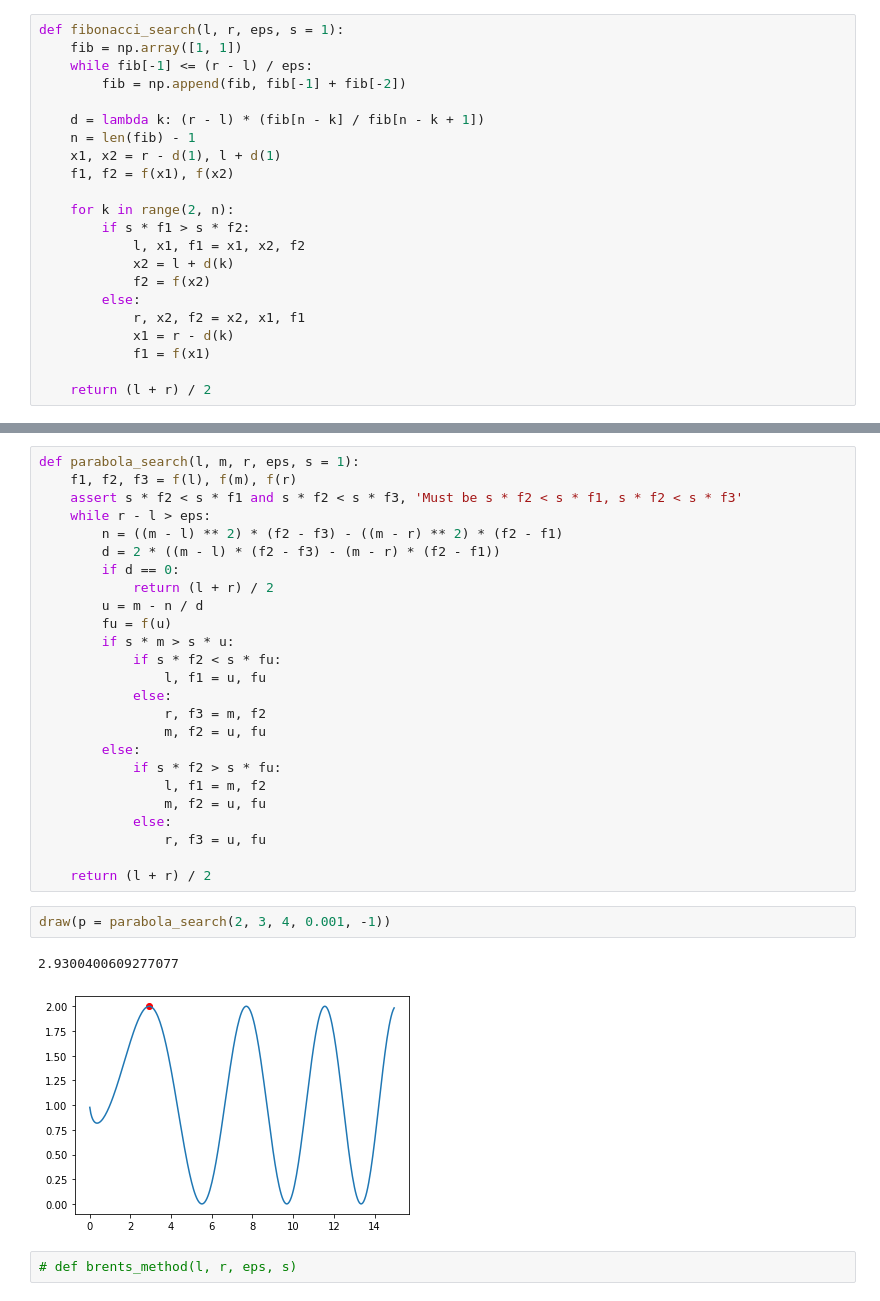
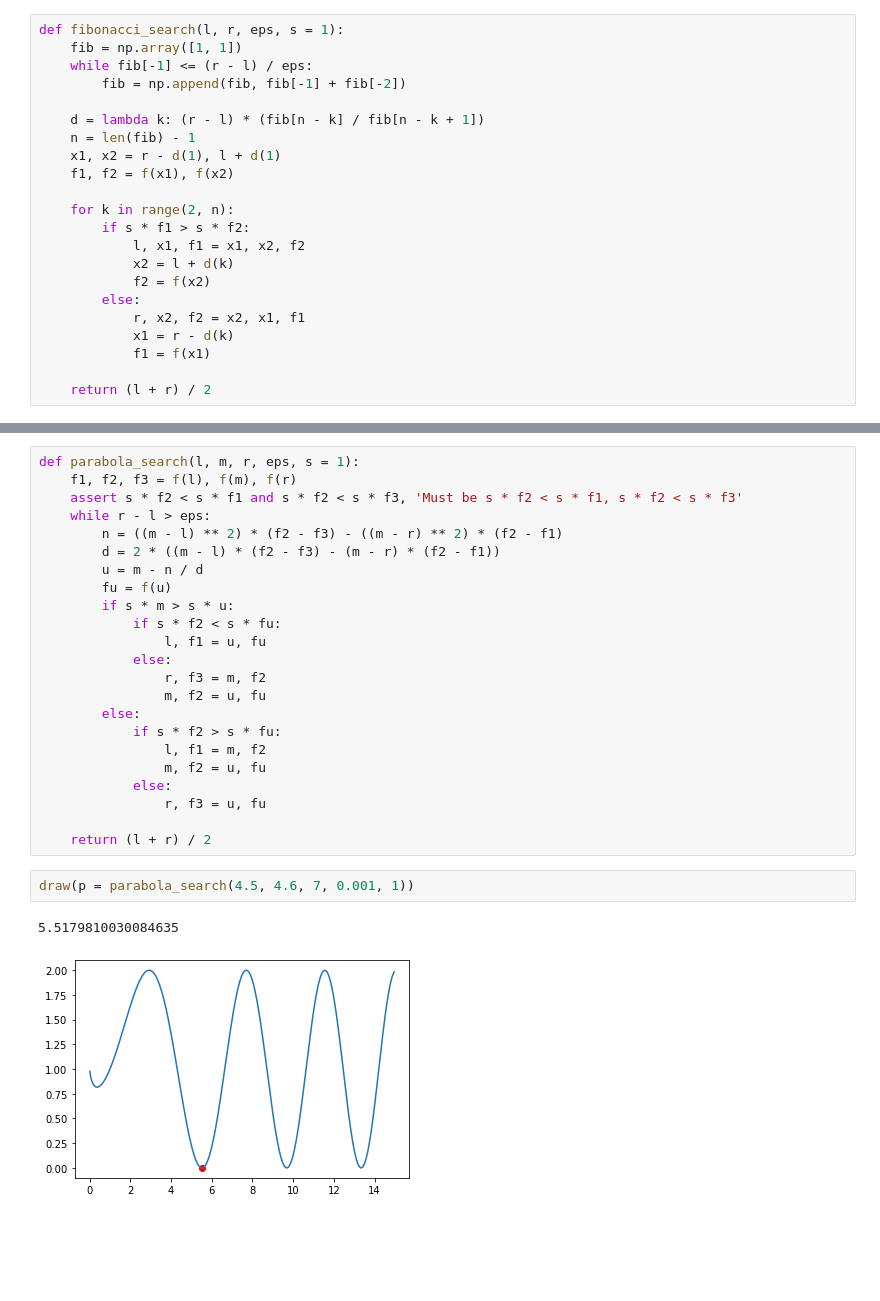
Before and after one commit to fadyat/ITMO-PROBLEMS, a Jupyter notebook: Applied-mathematics/IV semester/Solutions/lab1/solution.ipynb, the cells around one changed output, grey strips where cells are left out. Drawn from its saved outputs; the diff is of its cells as text; blank space fills up the shorter version.

```diff
--- a/Applied-mathematics/IV semester/Solutions/lab1/solution.ipynb
+++ b/Applied-mathematics/IV semester/Solutions/lab1/solution.ipynb
@@ -92,8 +92,6 @@ def parabola_search(l, m, r, eps, s = 1):
     while r - l > eps:
         n = ((m - l) ** 2) * (f2 - f3) - ((m - r) ** 2) * (f2 - f1)
         d = 2 * ((m - l) * (f2 - f3) - (m - r) * (f2 - f1))
-        if d == 0:
-            return (l + r) / 2
         u = m - n / d
         fu = f(u)
         if s * m > s * u:
@@ -110,10 +108,8 @@ def parabola_search(l, m, r, eps, s = 1):
                 r, f3 = u, fu
 
     return (l + r) / 2
-# %%
-draw(p = parabola_search(2, 3, 4, 0.001, -1))
-# %% [output]
-2.9300400609277077
-[figure, removed]
-# %%
-# def brents_method(l, r, eps, s)
+# %%
+draw(p = parabola_search(4.5, 4.6, 7, 0.001, 1))
+# %% [output]
+5.5179810030084635
+[figure, added]
```
Also changed, not shown: parts of 3 cells of this notebook.
